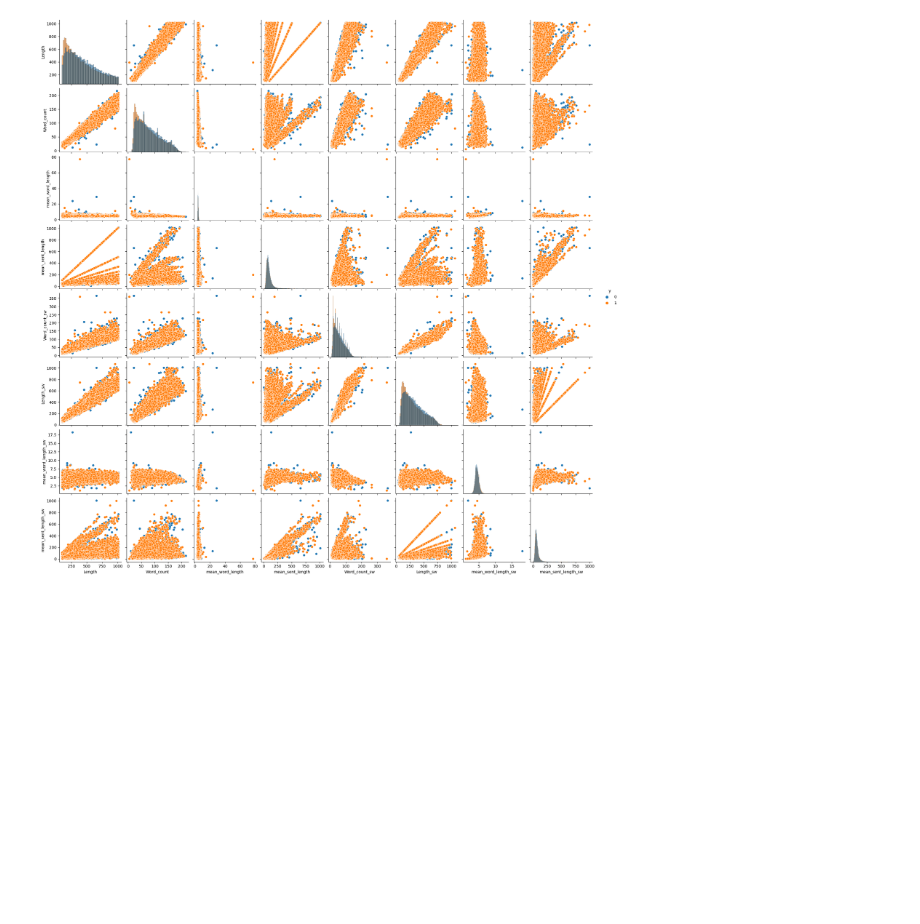
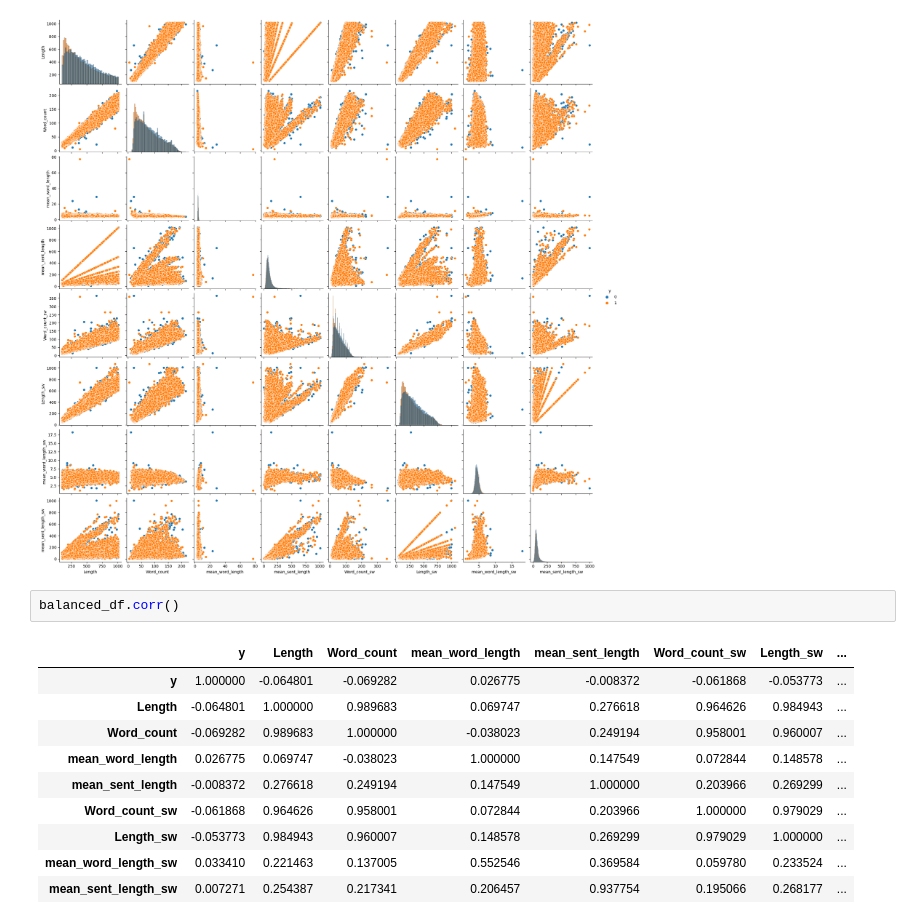
Before and after one commit to MaLuisa7/data_processing_and_classification_MasterDS, a Jupyter notebook: Practica4.ipynb, the cells around one changed output. Cells and saved outputs as stored; diff of their text form; blank space fills up the shorter version.

```diff
--- a/Practica4.ipynb
+++ b/Practica4.ipynb
@@ -112,3 +112,16 @@ sns.pairplot(balanced_df, hue="y", diag_kind="hist")
 # %% [output]
 <seaborn.axisgrid.PairGrid at 0x...>
 [figure]
+# %%
+balanced_df.corr()
+# %% [output]
+|  | y | Length | Word_count | mean_word_length | mean_sent_length | Word_count_sw | Length_sw | ... |
+| y | 1.000000 | -0.064801 | -0.069282 | 0.026775 | -0.008372 | -0.061868 | -0.053773 | ... |
+| Length | -0.064801 | 1.000000 | 0.989683 | 0.069747 | 0.276618 | 0.964626 | 0.984943 | ... |
+| Word_count | -0.069282 | 0.989683 | 1.000000 | -0.038023 | 0.249194 | 0.958001 | 0.960007 | ... |
+| mean_word_length | 0.026775 | 0.069747 | -0.038023 | 1.000000 | 0.147549 | 0.072844 | 0.148578 | ... |
+| mean_sent_length | -0.008372 | 0.276618 | 0.249194 | 0.147549 | 1.000000 | 0.203966 | 0.269299 | ... |
+| Word_count_sw | -0.061868 | 0.964626 | 0.958001 | 0.072844 | 0.203966 | 1.000000 | 0.979029 | ... |
+| Length_sw | -0.053773 | 0.984943 | 0.960007 | 0.148578 | 0.269299 | 0.979029 | 1.000000 | ... |
+| mean_word_length_sw | 0.033410 | 0.221463 | 0.137005 | 0.552546 | 0.369584 | 0.059780 | 0.233524 | ... |
+| mean_sent_length_sw | 0.007271 | 0.254387 | 0.217341 | 0.206457 | 0.937754 | 0.195066 | 0.268177 | ... |
```
Also changed, not shown: parts of 3 cells of this notebook.
